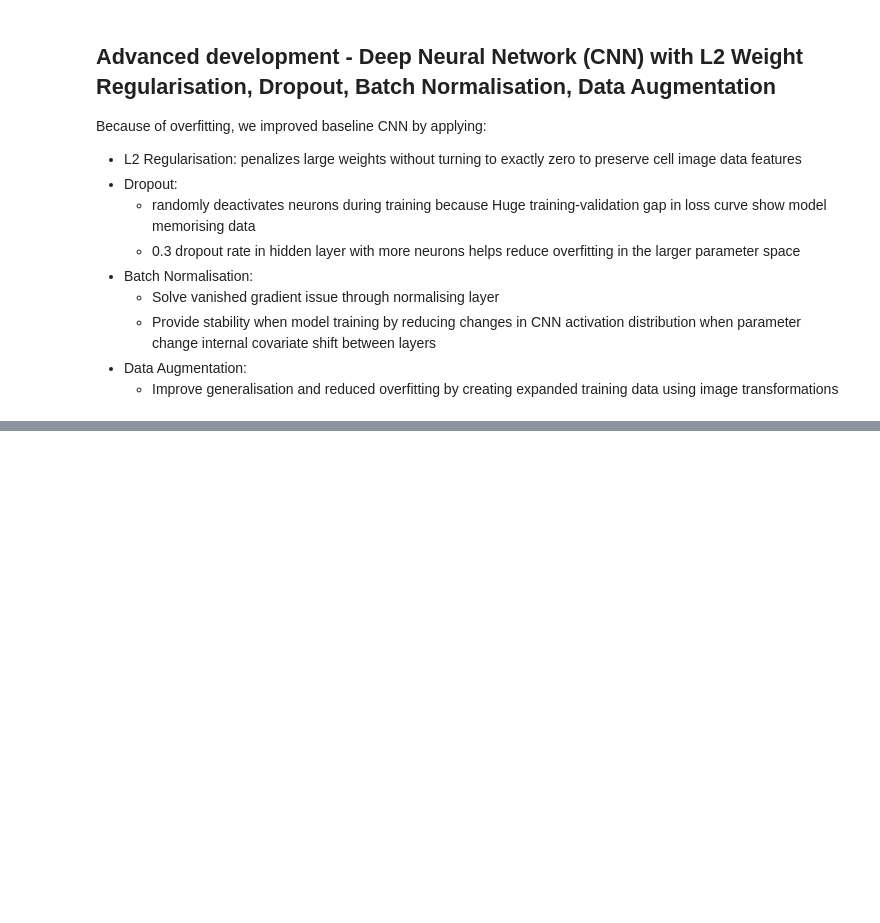
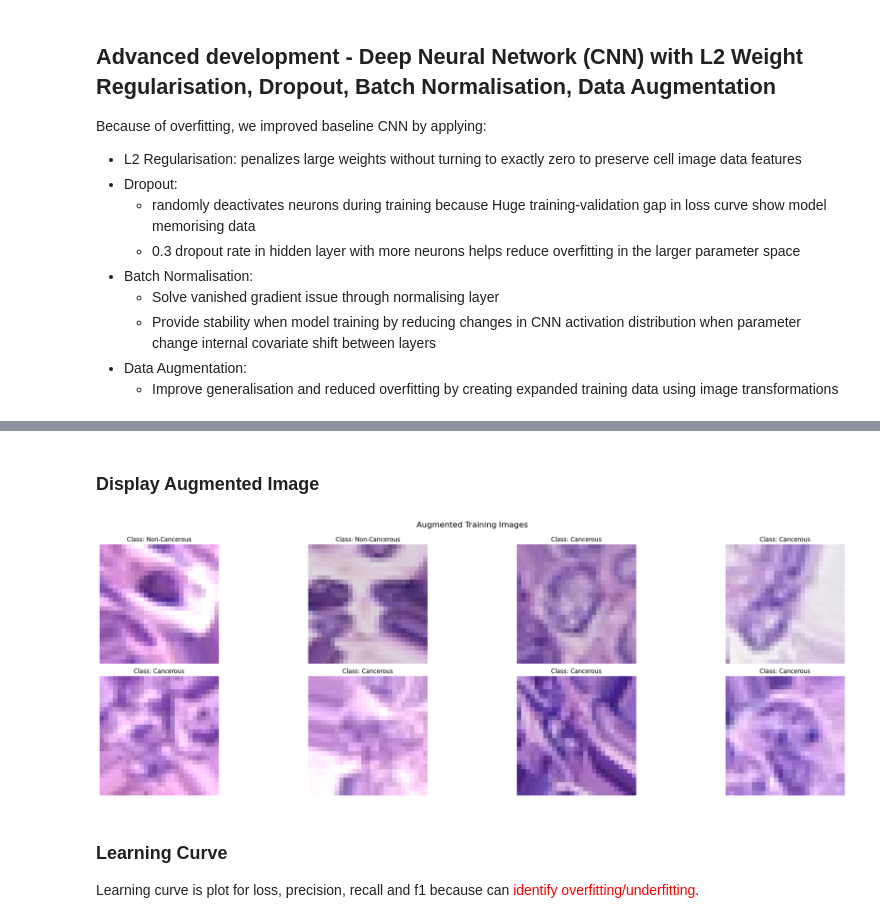
Before and after one commit to Strongsoon/machineLearning, a Jupyter notebook: s3955624_s3899816.ipynb, the cells around one changed output, grey strips where cells are left out. Saved outputs shown, nothing was run; the diff lists cells and outputs as text; code cells hidden in the pictures; blank space fills up the shorter version.

Commit message:
added code for advanced CNN

```diff
--- a/s3955624_s3899816.ipynb
+++ b/s3955624_s3899816.ipynb
@@ -2797,0 +2938,57 @@ Because of overfitting, we improved baseline CNN by applying:
+# %% [markdown]
+### Display Augmented Image
+# %%
+import matplotlib.pyplot as plt
+
+# Function to display augmented images from the training generator
+def show_augmented_samples(train_generator, num_samples=8, figsize=(25, 8)):
+    """
+    Display augmented images from the training data generator
+
+    Parameters:
+    train_generator: The flow_from_dataframe generator with augmentations
+    num_samples: Number of samples to display
+    figsize: Size of the figure to display
+    """
+    # Reset the generator to ensure we get different images
+    train_generator.reset()
+
+    # Get a batch of augmented images
+    augmented_batch = next(train_generator)
+    images = augmented_batch[0]  # Get the images
+    labels = augmented_batch[1]  # Get the labels
+
+    # Calculate grid dimensions
+    if num_samples <= 4:
+        grid_size = (1, num_samples)
+    else:
+        grid_size = (2, num_samples // 2 + num_samples % 2)
+
+    # Set up the figure
+    fig, axes = plt.subplots(*grid_size, figsize=figsize)
+    axes = axes.flatten()  # Flatten for easier indexing
+
+    # For each sample
+    for i in range(min(num_samples, len(images))):
+        # Plot augmented image
+        axes[i].imshow(images[i])
+        axes[i].set_title(f'Class: {"Cancerous" if labels[i] == 1 else "Non-Cancerous"}')
+        axes[i].axis('off')
+
+    # Hide any unused subplots
+    for j in range(i+1, len(axes)):
+        axes[j].axis('off')
+
+    plt.tight_layout()
+    plt.suptitle('Augmented Training Images', fontsize=16)
+    plt.subplots_adjust(top=0.9)
+    plt.show()
+
+# Display 8 augmented samples from the training generator
+show_augmented_samples(isCancerous_advanced_cnn_train_generator, num_samples=8)
+# %% [output]
+[figure, added]
+# %% [markdown]
+### Learning Curve
+
+Learning curve is plot for loss, precision, recall and f1 because can <font color='red'>identify overfitting/underfitting</font>.
```
Also changed, not shown: parts of 21 cells of this notebook.
